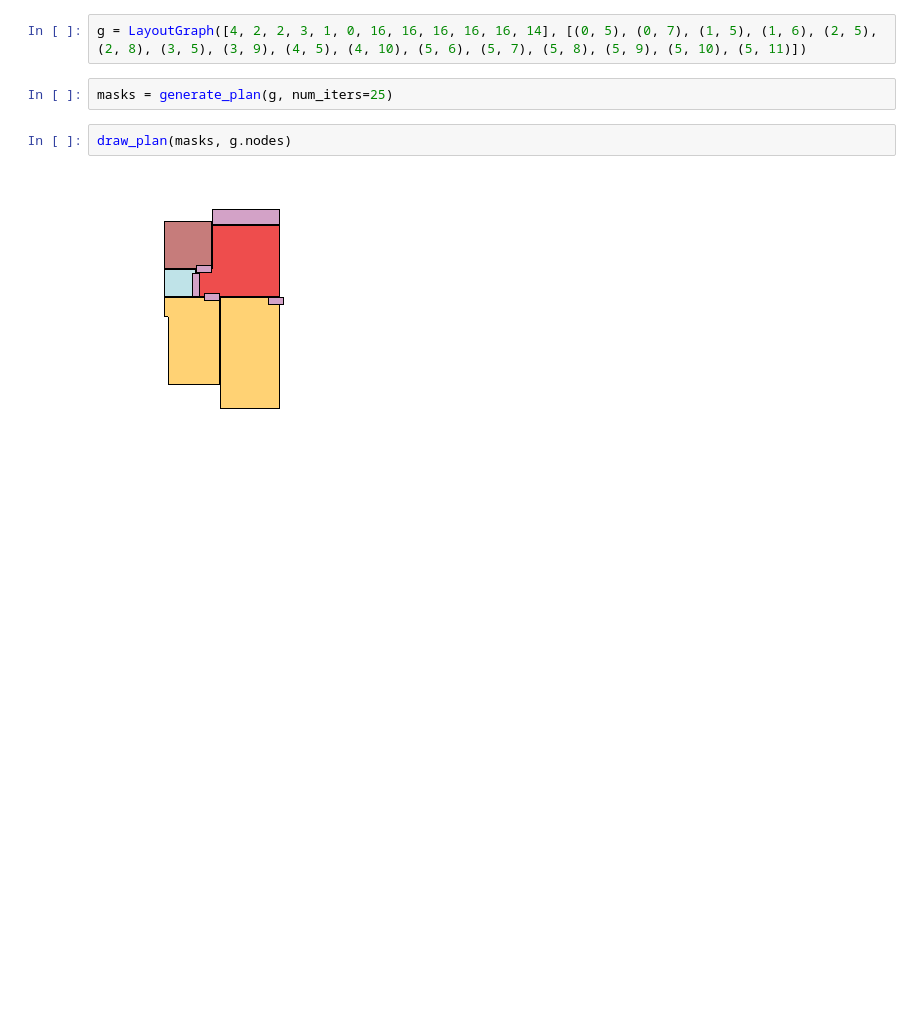
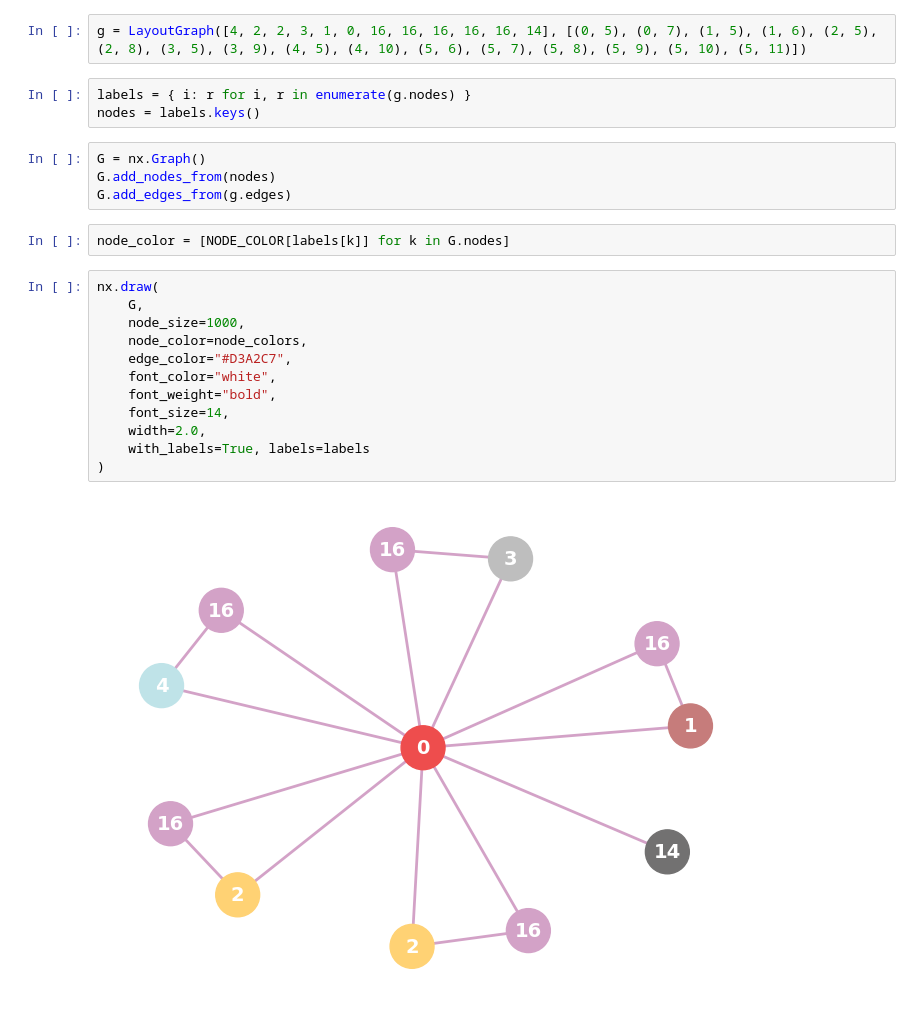
Before and after one commit to enix403/houseganpp, a Jupyter notebook: scratch.ipynb, the cells around one changed output. Saved outputs shown, nothing was run; the diff lists cells and outputs as text; blank space fills up the shorter version.

Commit message:
Visualize

```diff
--- a/scratch.ipynb
+++ b/scratch.ipynb
@@ -24,8 +39,25 @@ from minimal.gen import generate_plan
 # %%
 g = LayoutGraph([4, 2, 2, 3, 1, 0, 16, 16, 16, 16, 16, 14], [(0, 5), (0, 7), (1, 5), (1, 6), (2, 5), (2, 8), (3, 5), (3, 9), (4, 5), (4, 10), (5, 6), (5, 7), (5, 8), (5, 9), (5, 10), (5, 11)])
-# %%
-masks = generate_plan(g, num_iters=25)
-# %%
-draw_plan(masks, g.nodes)
-# %% [output]
-[figure, removed]
+# %%
+labels = { i: r for i, r in enumerate(g.nodes) }
+nodes = labels.keys()
+# %%
+G = nx.Graph()
+G.add_nodes_from(nodes)
+G.add_edges_from(g.edges)
+# %%
+node_color = [NODE_COLOR[labels[k]] for k in G.nodes]
+# %%
+nx.draw(
+    G,
+    node_size=1000,
+    node_color=node_colors,
+    edge_color="#D3A2C7",
+    font_color="white",
+    font_weight="bold",
+    font_size=14,
+    width=2.0,
+    with_labels=True, labels=labels
+)
+# %% [output]
+[figure, added]
```
Also changed, not shown: parts of 2 cells of this notebook.
